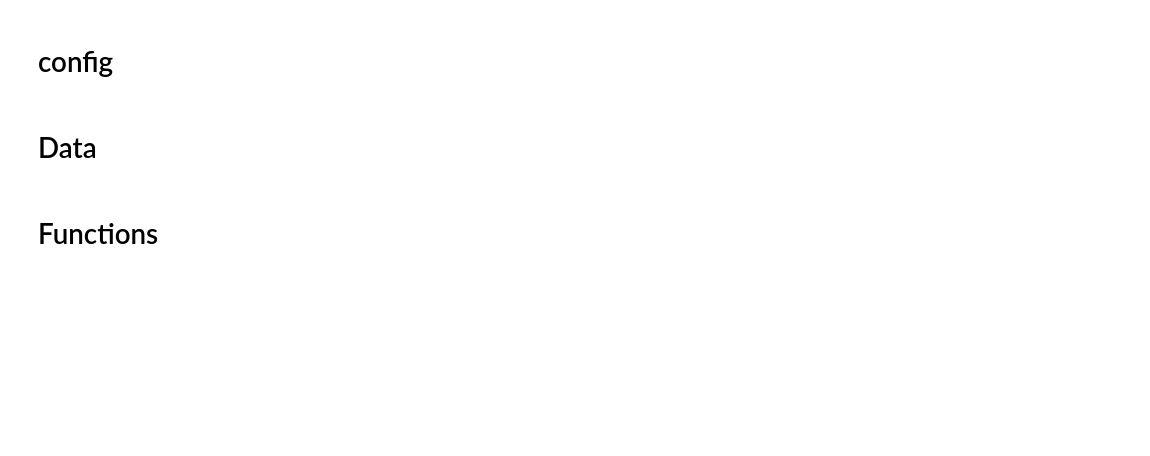
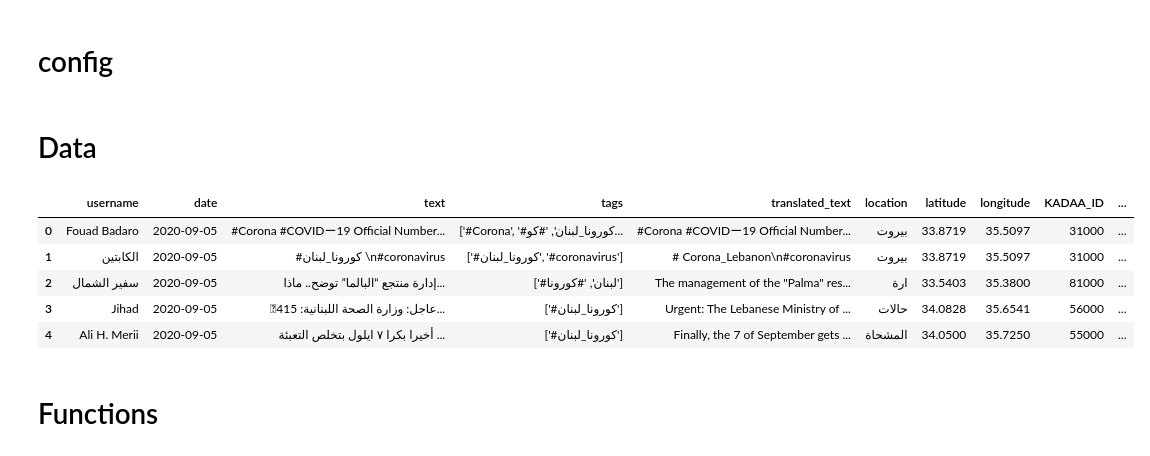
Before and after one commit to aliharakeh/M2-Project, a Jupyter notebook: Project_Final_Scripts/topics/district_topics.ipynb, the cells around one changed output. Cells and saved outputs as stored; diff of their text form; code cells hidden in the pictures; blank space fills up the shorter version.

```diff
--- a/Project_Final_Scripts/topics/district_topics.ipynb
+++ b/Project_Final_Scripts/topics/district_topics.ipynb
@@ -11,4 +12,12 @@ months_data_needed = ['08', '09']
 # %% [markdown]
 # Data
 # %%
-df = pd.read_csv('../tweets.csv', header=0)
+df = pd.read_csv('../tweets_data.csv', header=0)
+df.head()
+# %% [output]
+|  | username | date | text | tags | translated_text | location | latitude | longitude | KADAA_ID | ... |
+| 0 | Fouad Badaro | 2020-09-05 | #Corona #COVIDー19 Official Number... | ['#Corona', '#كورونا_لبنان', '#كو... | #Corona #COVIDー19 Official Number... | بيروت | 33.8719 | 35.5097 | 31000 | ... |
+| 1 | الكابتين | 2020-09-05 | #كورونا_لبنان \n#coronavirus | ['#كورونا_لبنان', '#coronavirus'] | # Corona_Lebanon\n#coronavirus | بيروت | 33.8719 | 35.5097 | 31000 | ... |
+| 2 | سفير الشمال | 2020-09-05 | إدارة منتجع “البالما” توضح.. ماذا... | ['#لبنان', '#كورونا'] | The management of the "Palma" res... | ارة | 33.5403 | 35.3800 | 81000 | ... |
+| 3 | Jihad | 2020-09-05 | عاجل: وزارة الصحة اللبنانية: 415... | ['#كورونا_لبنان'] | Urgent: The Lebanese Ministry of ... | حالات | 34.0828 | 35.6541 | 56000 | ... |
+| 4 | Ali H. Merii | 2020-09-05 | أخيرا بكرا ٧ ايلول بتخلص التعبئة ... | ['#كورونا_لبنان'] | Finally, the 7 of September gets ... | المشحاة | 34.0500 | 35.7250 | 55000 | ... |
```
Also changed, not shown: parts of 15 cells of this notebook, 4 other files.
